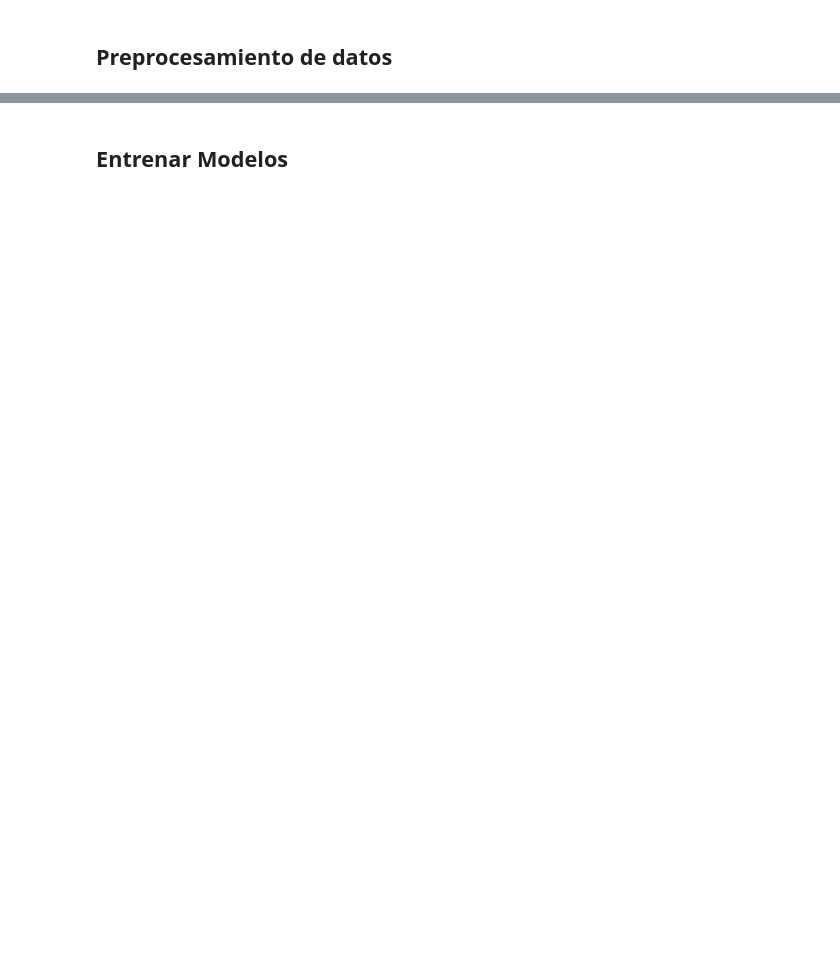
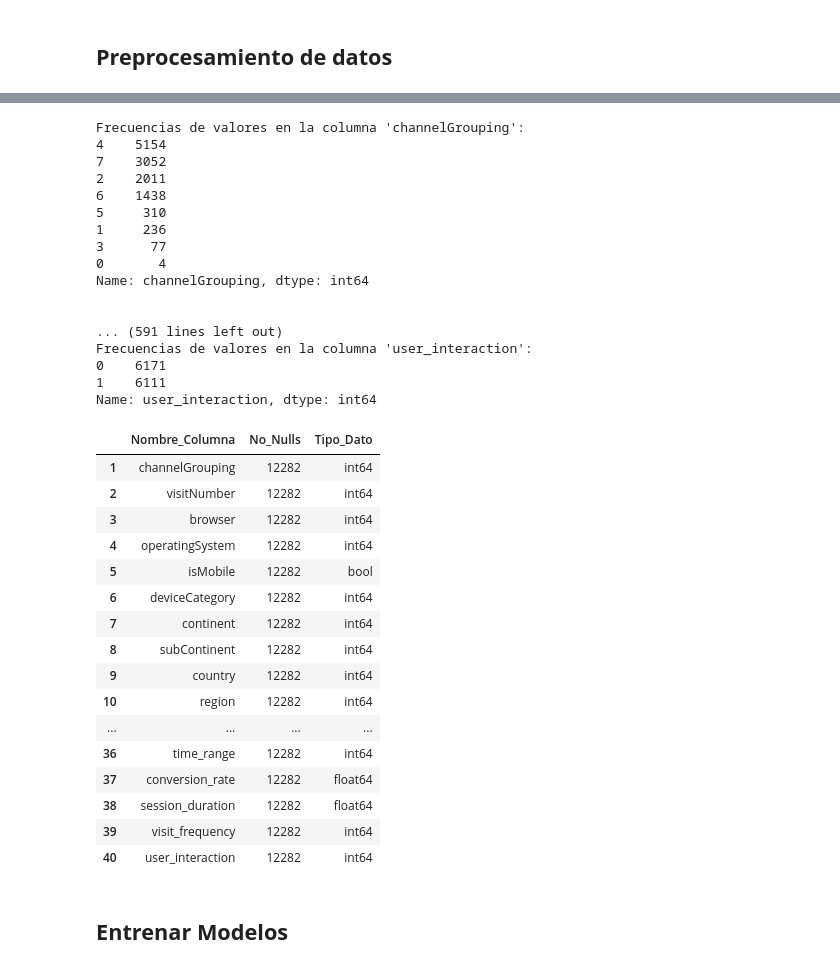
Before and after one commit to valec3/DataScienceProjects, a Jupyter notebook: MODELOS.ipynb, the cells around one changed output, grey strips where cells are left out. Saved outputs shown, nothing was run; the diff lists cells and outputs as text; code cells hidden in the pictures; blank space fills up the shorter version.

```diff
--- a/MODELOS.ipynb
+++ b/MODELOS.ipynb
@@ -72,0 +43,33 @@ df
+# %%
+# @title Funciones de ayuda
+
+def get_info_df(df):
+    # info df
+    df_info = pd.DataFrame({'Nombre_Columna': df.columns,
+                            'No_Nulls': df.notnull().sum().values,
+                            'Tipo_Dato': df.dtypes.values},
+                           index=range(1, len(df.columns)+1))
+    return df_info
+def json_to_df(df):
+    # Json to DF
+    columns_json = ['device', 'geoNetwork', 'totals', 'trafficSource']
+    for column in columns_json:
+        column_as_df = pd.json_normalize(df[column])
+        col_df = pd.json_normalize(df[column].apply(json.loads))
+        col_df.columns = [f"{column}.{subcolumn}" for subcolumn in col_df.columns]
+        df = df.drop(column, axis=1).merge(col_df, right_index=True, left_index=True)
+    return df
+
+def count_null_values(df):
+    result = pd.DataFrame(columns=['Column', 'Null_Count', 'Not_Null_Count', 'NaN_Count', 'Unique_Values'])
+
+    for col in df.columns:
+        null_count = df[col].isnull().sum()
+        not_null_count = df[col].notnull().sum()
+        nan_count = df[col].isna().sum()
+        unique_values = df[col].nunique()
+        result = result.append({'Column': col, 'Null_Count': null_count, 'Not_Null_Count': not_null_count, 'NaN_Count': nan_count, 'Unique_Values': unique_values}, ignore_index=True)
+    single_unique_cols = result[result['Unique_Values'] == 1]['Column']
+    for col in single_unique_cols:
+        df = df.drop(columns=[col])
+    return df
@@ -73,3 +147,48 @@ df
+# %%
+df=preprocesamiento(df)
+df=df.dropna()
+df=count_null_values(df)
+for columna in df.columns:
+    frecuencias = df[columna].value_counts()
+    print(f"Frecuencias de valores en la columna '{columna}':")
+    print(frecuencias)
+    print("\n")
+get_info_df(df)
+# %% [output]
+Frecuencias de valores en la columna 'channelGrouping':
+4    5154
+7    3052
+2    2011
+6    1438
+5     310
+1     236
+3      77
+0       4
+Name: channelGrouping, dtype: int64
+
+
+... (591 lines left out)
+Frecuencias de valores en la columna 'user_interaction':
+0    6171
+1    6111
+Name: user_interaction, dtype: int64
+|  | Nombre_Columna | No_Nulls | Tipo_Dato |
+| 1 | channelGrouping | 12282 | int64 |
+| 2 | visitNumber | 12282 | int64 |
+| 3 | browser | 12282 | int64 |
+| 4 | operatingSystem | 12282 | int64 |
+| 5 | isMobile | 12282 | bool |
+| 6 | deviceCategory | 12282 | int64 |
+| 7 | continent | 12282 | int64 |
+| 8 | subContinent | 12282 | int64 |
+| 9 | country | 12282 | int64 |
+| 10 | region | 12282 | int64 |
+| ... | ... | ... | ... |
+| 36 | time_range | 12282 | int64 |
+| 37 | conversion_rate | 12282 | float64 |
+| 38 | session_duration | 12282 | float64 |
+| 39 | visit_frequency | 12282 | int64 |
+| 40 | user_interaction | 12282 | int64 |
 # %% [markdown]
 ## **Entrenar Modelos**
 # %%
```
Also changed, not shown: parts of 26 cells of this notebook.
